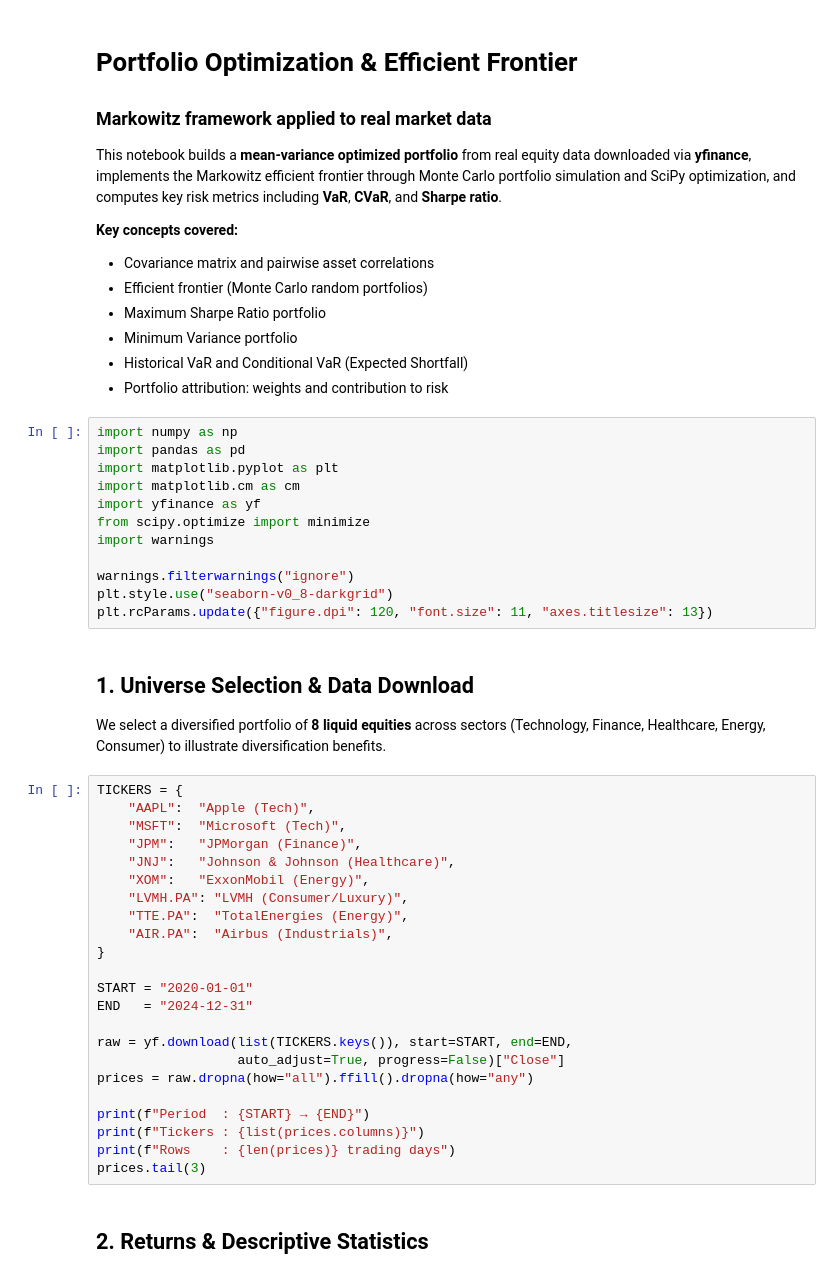
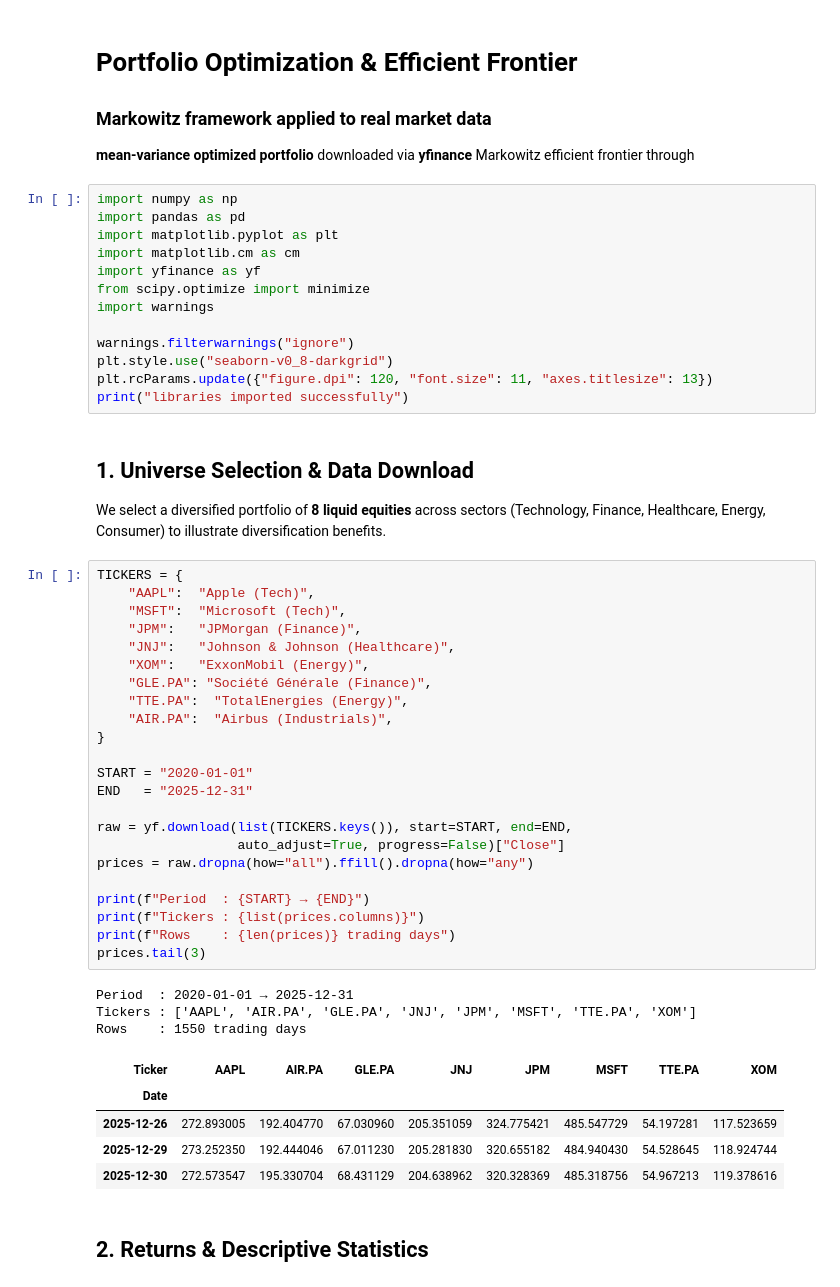
Before and after one commit to pauldesferet/marketfinance-projects, a Jupyter notebook: 02_portfolio_optimization/portfolio_optimization.ipynb, the cells around one changed output. Drawn from its saved outputs; the diff is of its cells as text.

```diff
--- a/02_portfolio_optimization/portfolio_optimization.ipynb
+++ b/02_portfolio_optimization/portfolio_optimization.ipynb
@@ -2,18 +2,9 @@
 # Portfolio Optimization & Efficient Frontier
 ### Markowitz framework applied to real market data
 
-This notebook builds a **mean-variance optimized portfolio** from real equity data
-downloaded via **yfinance**, implements the Markowitz efficient frontier through
-Monte Carlo portfolio simulation and SciPy optimization, and computes key risk
-metrics including **VaR**, **CVaR**, and **Sharpe ratio**.
-
-**Key concepts covered:**
-- Covariance matrix and pairwise asset correlations
-- Efficient frontier (Monte Carlo random portfolios)
-- Maximum Sharpe Ratio portfolio
-- Minimum Variance portfolio
-- Historical VaR and Conditional VaR (Expected Shortfall)
-- Portfolio attribution: weights and contribution to risk
+**mean-variance optimized portfolio**
+downloaded via **yfinance**
+Markowitz efficient frontier through
 # %%
 import numpy as np
 import pandas as pd
@@ -26,6 +17,7 @@ import warnings
 warnings.filterwarnings("ignore")
 plt.style.use("seaborn-v0_8-darkgrid")
 plt.rcParams.update({"figure.dpi": 120, "font.size": 11, "axes.titlesize": 13})
+print("libraries imported successfully")
 # %% [markdown]
 ## 1. Universe Selection & Data Download
 
@@ -34,26 +26,35 @@ We select a diversified portfolio of **8 liquid equities** across sectors
 # %%
 TICKERS = {
     "AAPL":  "Apple (Tech)",
     "MSFT":  "Microsoft (Tech)",
     "JPM":   "JPMorgan (Finance)",
     "JNJ":   "Johnson & Johnson (Healthcare)",
     "XOM":   "ExxonMobil (Energy)",
-    "LVMH.PA": "LVMH (Consumer/Luxury)",
+    "GLE.PA": "Société Générale (Finance)",
     "TTE.PA":  "TotalEnergies (Energy)",
     "AIR.PA":  "Airbus (Industrials)",
 }
 
 START = "2020-01-01"
-END   = "2024-12-31"
+END   = "2025-12-31"
 
 raw = yf.download(list(TICKERS.keys()), start=START, end=END,
                   auto_adjust=True, progress=False)["Close"]
 prices = raw.dropna(how="all").ffill().dropna(how="any")
 
 print(f"Period  : {START} → {END}")
 print(f"Tickers : {list(prices.columns)}")
 print(f"Rows    : {len(prices)} trading days")
 prices.tail(3)
+# %% [output]
+Period  : 2020-01-01 → 2025-12-31
+Tickers : ['AAPL', 'AIR.PA', 'GLE.PA', 'JNJ', 'JPM', 'MSFT', 'TTE.PA', 'XOM']
+Rows    : 1550 trading days
+| Ticker | AAPL | AIR.PA | GLE.PA | JNJ | JPM | MSFT | TTE.PA | XOM |
+| Date |  |  |  |  |  |  |  |  |
+| 2025-12-26 | 272.893005 | 192.404770 | 67.030960 | 205.351059 | 324.775421 | 485.547729 | 54.197281 | 117.523659 |
+| 2025-12-29 | 273.252350 | 192.444046 | 67.011230 | 205.281830 | 320.655182 | 484.940430 | 54.528645 | 118.924744 |
+| 2025-12-30 | 272.573547 | 195.330704 | 68.431129 | 204.638962 | 320.328369 | 485.318756 | 54.967213 | 119.378616 |
 # %% [markdown]
 ## 2. Returns & Descriptive Statistics
 # %%
```
Also changed, not shown: parts of 6 cells of this notebook, 5 other files.
